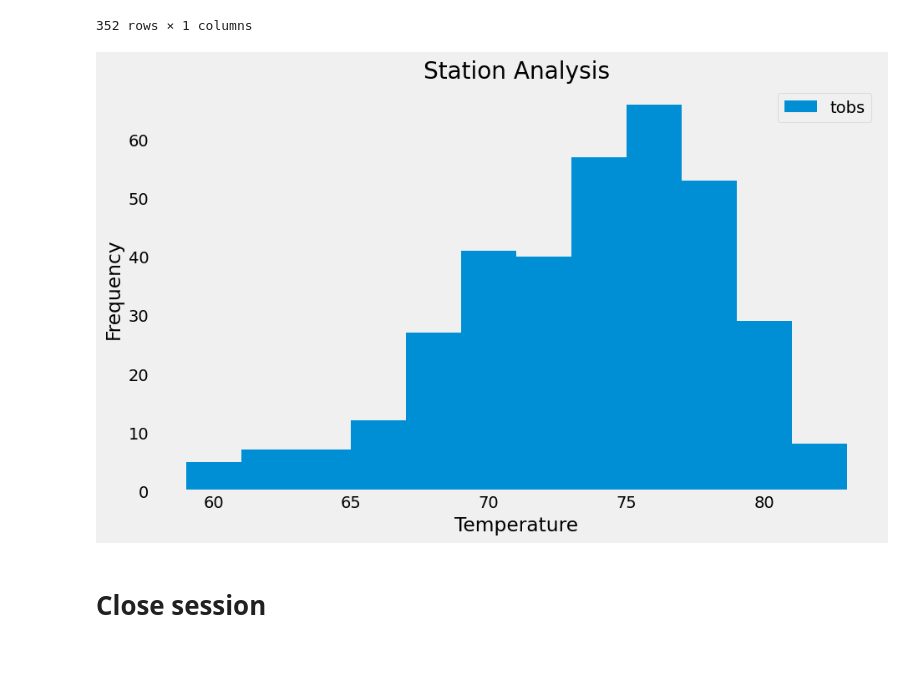
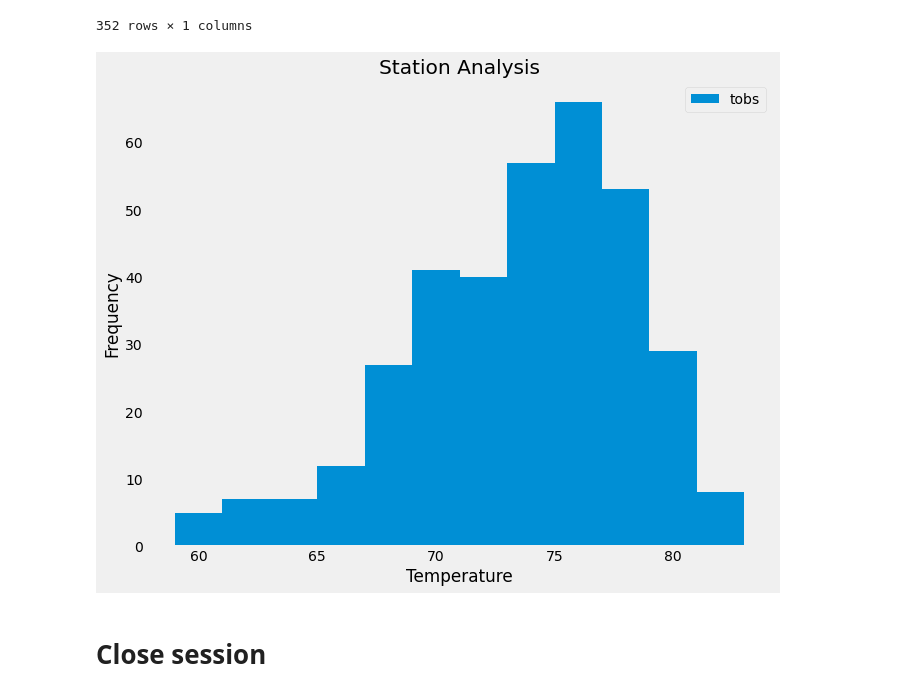
Before and after one commit to Sundakiy/sqlalchemy-challenge, a Jupyter notebook: SurfsUp/climate_starter.ipynb, the cells around one changed output. Saved outputs shown, nothing was run; the diff lists cells and outputs as text; code cells hidden in the pictures; blank space fills up the shorter version.

```diff
--- a/SurfsUp/climate_starter.ipynb
+++ b/SurfsUp/climate_starter.ipynb
@@ -317,17 +318,17 @@ station_temp_df
 352 rows × 1 columns
 # %%
 # plot the results as a histogram
-plt.figure(figsize=(10,6))
+plt.figure(figsize=(10,8))
 plt.hist(station_temp_df ['tobs'], bins = 12)
 plt.grid()
 plt.title("Station Analysis")
 plt.xlabel("Temperature")
 plt.savefig("Station analysis.png")
 plt.ylabel("Frequency")
 plt.legend(["tobs"])
 plt.show()
 # %% [output]
-[figure, old version]
+[figure, new version]
 # %% [markdown]
 # Close session
 # %%
```
Also changed, not shown: parts of 5 cells of this notebook, 2 other files.
